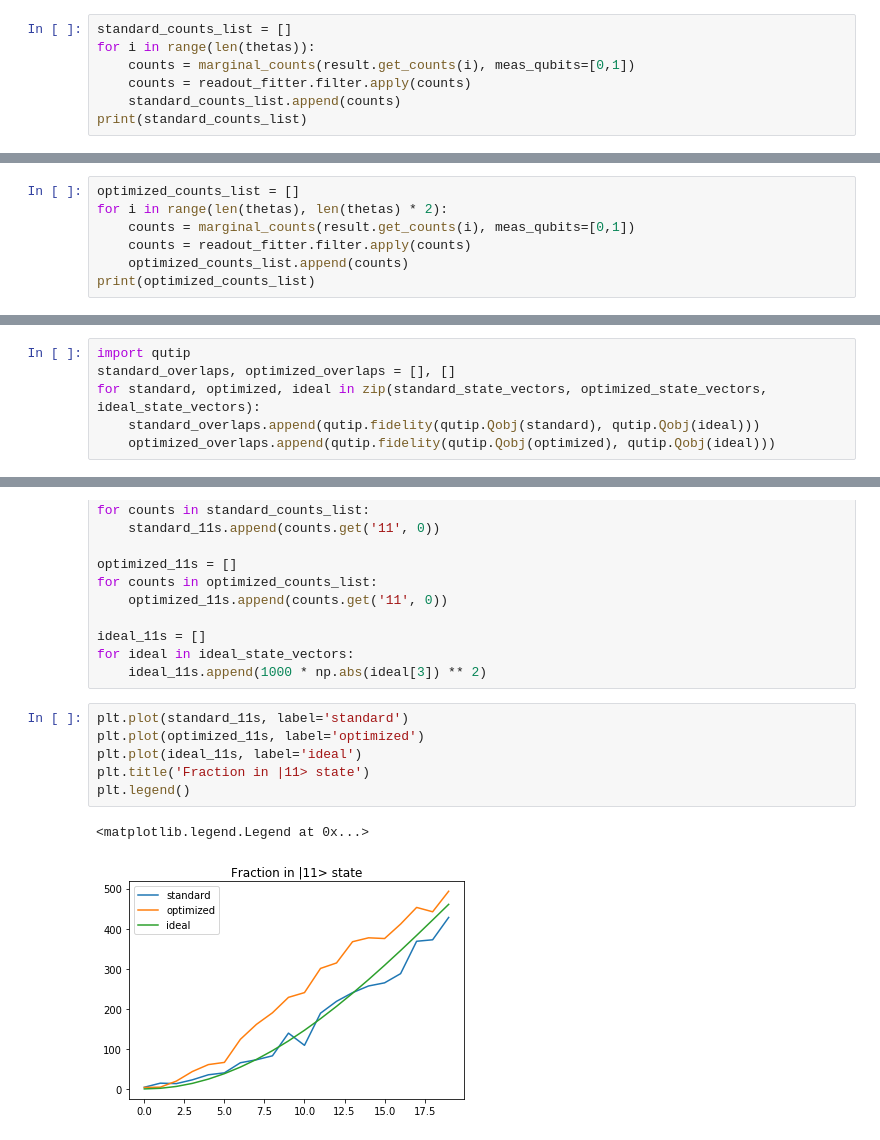
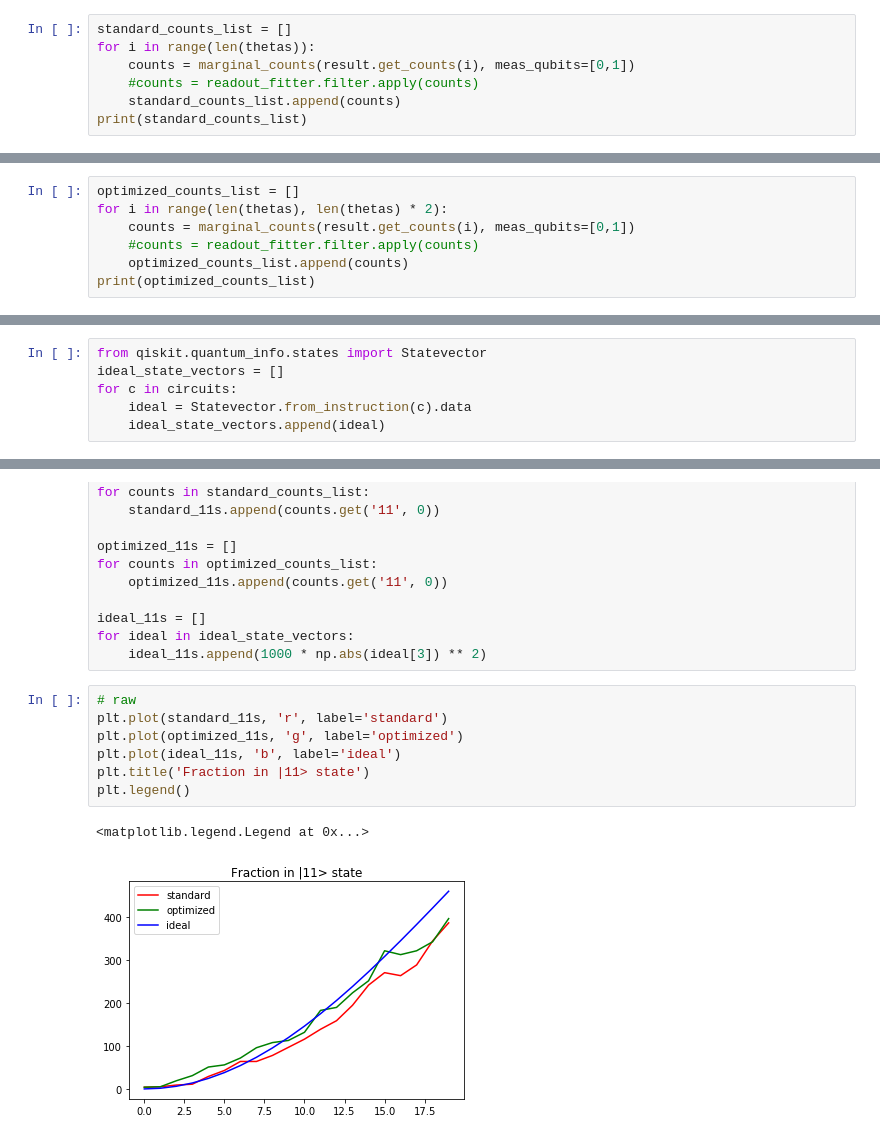
Before and after one commit to singular-value/optimizations_via_openpulse, a Jupyter notebook: ZZ_Interaction_EXPERIMENT.ipynb, the cells around one changed output, grey strips where cells are left out. Drawn from its saved outputs; the diff is of its cells as text.

Commit message:
ran ZZ with width adjustments, with and without readout correction

```diff
--- a/ZZ_Interaction_EXPERIMENT.ipynb
+++ b/ZZ_Interaction_EXPERIMENT.ipynb
@@ -159,7 +150,7 @@ from qiskit.ignis.verification.tomography.data import marginal_counts
 standard_counts_list = []
 for i in range(len(thetas)):
     counts = marginal_counts(result.get_counts(i), meas_qubits=[0,1])
-    counts = readout_fitter.filter.apply(counts)
+    #counts = readout_fitter.filter.apply(counts)
     standard_counts_list.append(counts)
 print(standard_counts_list)
 # %% [output]
@@ -168,7 +159,7 @@ print(standard_counts_list)
 optimized_counts_list = []
 for i in range(len(thetas), len(thetas) * 2):
     counts = marginal_counts(result.get_counts(i), meas_qubits=[0,1])
-    counts = readout_fitter.filter.apply(counts)
+    #counts = readout_fitter.filter.apply(counts)
     optimized_counts_list.append(counts)
 print(optimized_counts_list)
 # %% [output]
@@ -219,6 +183,0 @@ for theta in thetas:
-# %%
-import qutip
-standard_overlaps, optimized_overlaps = [], []
-for standard, optimized, ideal in zip(standard_state_vectors, optimized_state_vectors, ideal_state_vectors):
-    standard_overlaps.append(qutip.fidelity(qutip.Qobj(standard), qutip.Qobj(ideal)))
-    optimized_overlaps.append(qutip.fidelity(qutip.Qobj(optimized), qutip.Qobj(ideal)))
@@ -240,0 +186,6 @@ array([0.        , 0.07853982, 0.15707963, 0.23561945, 0.31415927,
+# %%
+from qiskit.quantum_info.states import Statevector
+ideal_state_vectors = []
+for c in circuits:
+    ideal = Statevector.from_instruction(c).data
+    ideal_state_vectors.append(ideal)
@@ -252,11 +242,12 @@ ideal_11s = []
 for ideal in ideal_state_vectors:
     ideal_11s.append(1000 * np.abs(ideal[3]) ** 2)
 # %%
-plt.plot(standard_11s, label='standard')
-plt.plot(optimized_11s, label='optimized')
-plt.plot(ideal_11s, label='ideal')
+# raw
+plt.plot(standard_11s, 'r', label='standard')
+plt.plot(optimized_11s, 'g', label='optimized')
+plt.plot(ideal_11s, 'b', label='ideal')
 plt.title('Fraction in |11> state')
 plt.legend()
 # %% [output]
 <matplotlib.legend.Legend at 0x...>
-[figure, old version]
+[figure, new version]
```
Also changed, not shown: parts of 25 cells of this notebook.
